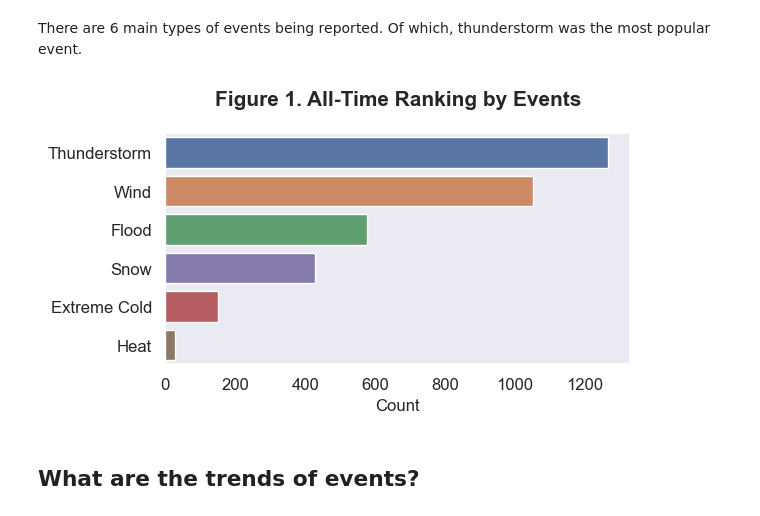
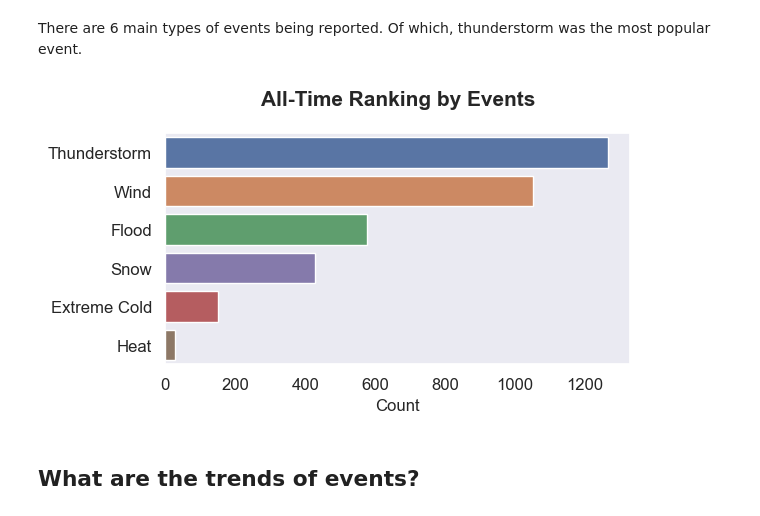
Before and after one commit to Hoale2908/MA_Weather, a Jupyter notebook: massachusetts_heavy_snow_analysis.ipynb, the cells around one changed output. Saved outputs shown, nothing was run; the diff lists cells and outputs as text; code cells hidden in the pictures.

```diff
--- a/massachusetts_heavy_snow_analysis.ipynb
+++ b/massachusetts_heavy_snow_analysis.ipynb
@@ -106,14 +106,14 @@ order = ['Thunderstorm', 'Wind', 'Flood', 'Extreme Cold', 'Snow', 'Heat']
 # %%
 plt.figure(figsize=(6, 3))
 sns.barplot(y=df['event_group'].value_counts().index, x=df['event_group'].value_counts().values, hue=df['event_group'].value_counts().index, dodge=False, hue_order=order)
 plt.ylabel('')
 plt.xlabel('Count', fontsize=12)
 plt.yticks(fontsize=12)
 plt.xticks(fontsize=12)
-plt.title('Figure 1. All-Time Ranking by Events', pad=20, fontdict={'fontsize': 15, 'fontweight': 'bold'})
+plt.title('All-Time Ranking by Events', pad=20, fontdict={'fontsize': 15, 'fontweight': 'bold'})
 plt.show()
 # %% [output]
-[figure, old version]
+[figure, new version]
 # %% [markdown]
 ## What are the trends of events?
 # %% [markdown]
```
Also changed, not shown: parts of 11 cells of this notebook, 2 other files.
